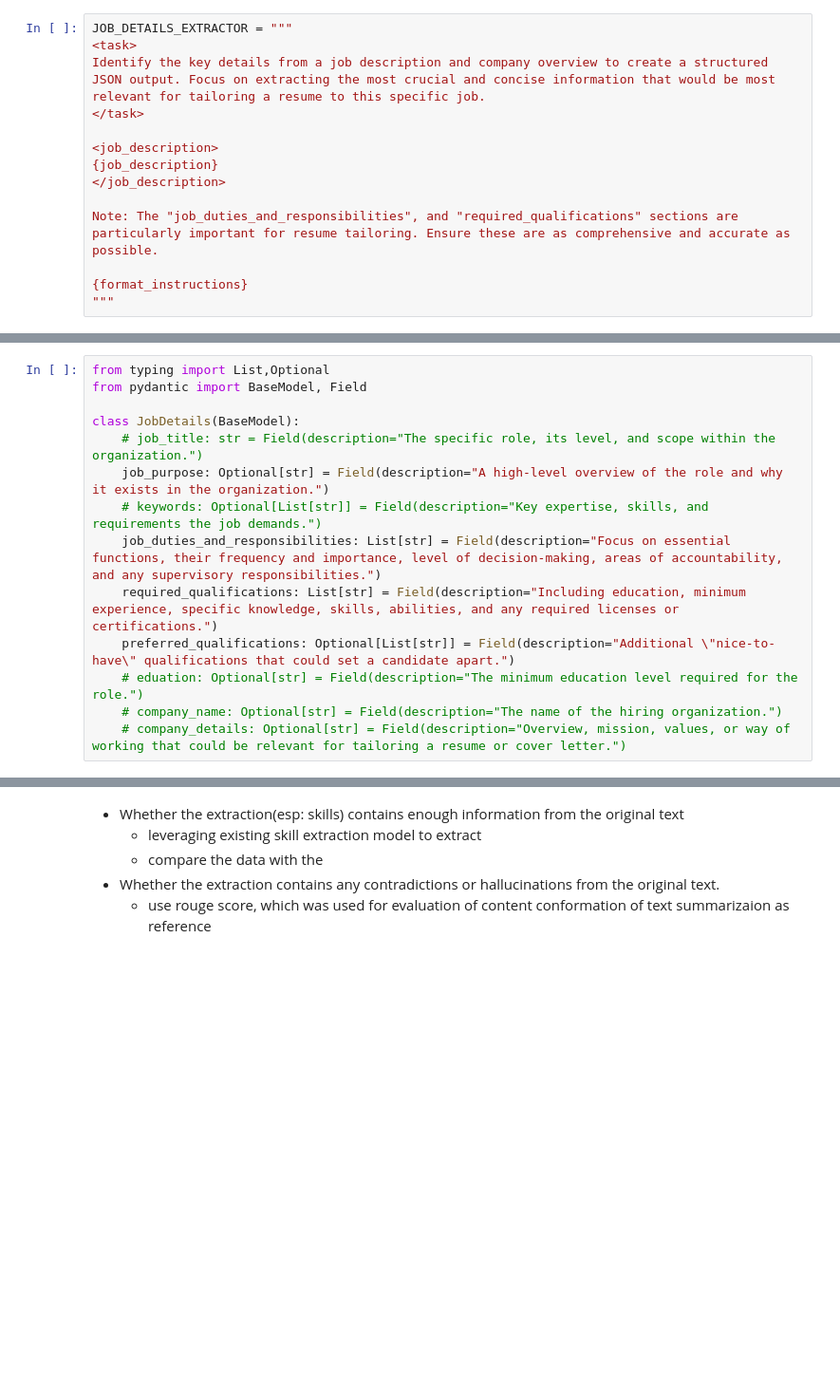
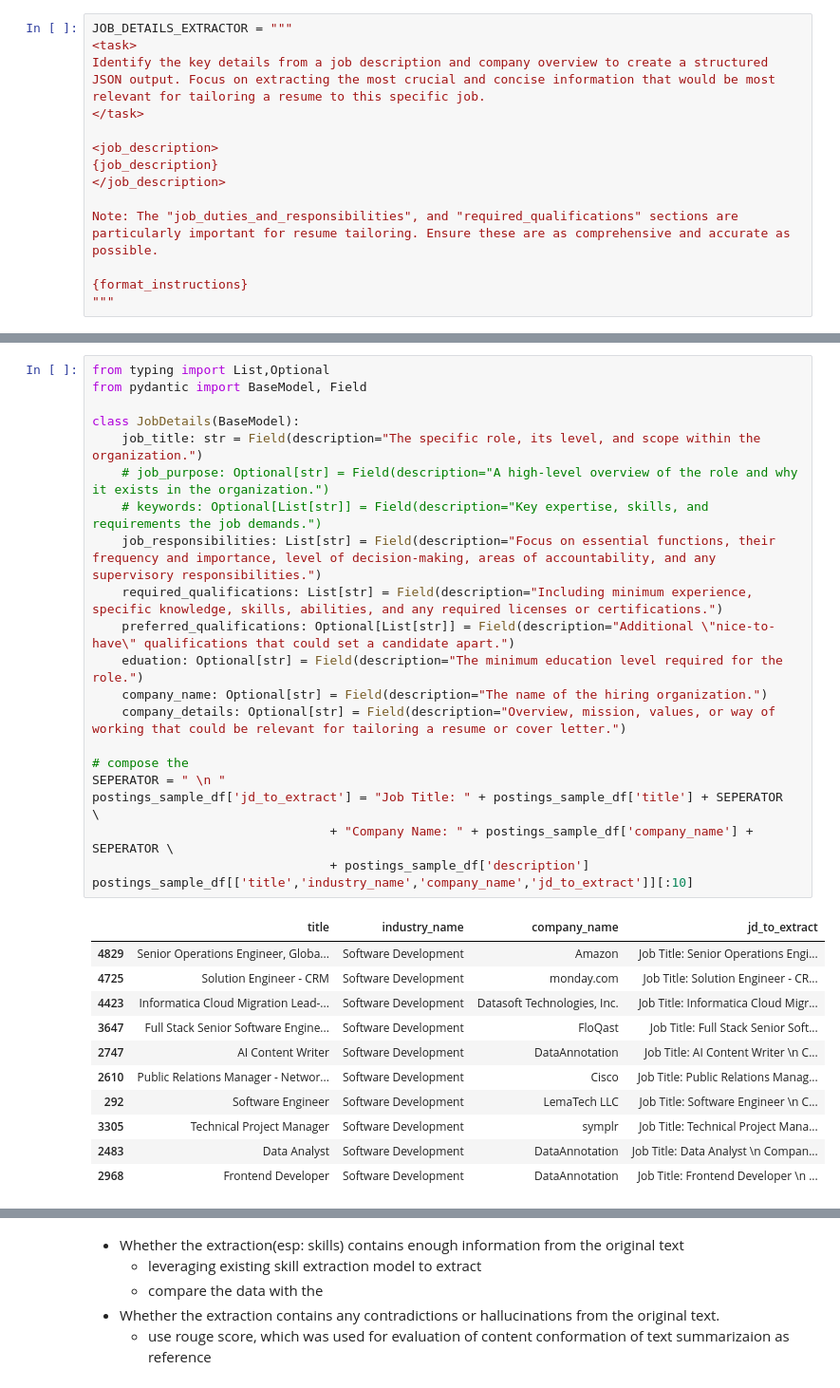
Before and after one commit to daiqing2009/ResumeFlow, a Jupyter notebook: benchmark/jd.ipynb, the cells around one changed output, grey strips where cells are left out. Shown: that part at 95% size. Cells and saved outputs as stored; diff of their text form; blank space fills up the shorter version.

```diff
--- a/benchmark/jd.ipynb
+++ b/benchmark/jd.ipynb
@@ -271,14 +313,33 @@ Note: The "job_duties_and_responsibilities", and "required_qualifications" secti
 # %%
 from typing import List,Optional
 from pydantic import BaseModel, Field
 
 class JobDetails(BaseModel):
-    # job_title: str = Field(description="The specific role, its level, and scope within the organization.")
-    job_purpose: Optional[str] = Field(description="A high-level overview of the role and why it exists in the organization.")
+    job_title: str = Field(description="The specific role, its level, and scope within the organization.")
+    # job_purpose: Optional[str] = Field(description="A high-level overview of the role and why it exists in the organization.")
     # keywords: Optional[List[str]] = Field(description="Key expertise, skills, and requirements the job demands.")
-    job_duties_and_responsibilities: List[str] = Field(description="Focus on essential functions, their frequency and importance, level of decision-making, areas of accountability, and any supervisory responsibilities.")
-    required_qualifications: List[str] = Field(description="Including education, minimum experience, specific knowledge, skills, abilities, and any required licenses or certifications.")
+    job_responsibilities: List[str] = Field(description="Focus on essential functions, their frequency and importance, level of decision-making, areas of accountability, and any supervisory responsibilities.")
+    required_qualifications: List[str] = Field(description="Including minimum experience, specific knowledge, skills, abilities, and any required licenses or certifications.")
     preferred_qualifications: Optional[List[str]] = Field(description="Additional \"nice-to-have\" qualifications that could set a candidate apart.")
-    # eduation: Optional[str] = Field(description="The minimum education level required for the role.")
-    # company_name: Optional[str] = Field(description="The name of the hiring organization.")
-    # company_details: Optional[str] = Field(description="Overview, mission, values, or way of working that could be relevant for tailoring a resume or cover letter.")
+    eduation: Optional[str] = Field(description="The minimum education level required for the role.")
+    company_name: Optional[str] = Field(description="The name of the hiring organization.")
+    company_details: Optional[str] = Field(description="Overview, mission, values, or way of working that could be relevant for tailoring a resume or cover letter.")
+
+# compose the
+SEPERATOR = " \n "
+postings_sample_df['jd_to_extract'] = "Job Title: " + postings_sample_df['title'] + SEPERATOR  \
+                                + "Company Name: " + postings_sample_df['company_name'] + SEPERATOR \
+                                + postings_sample_df['description']
+postings_sample_df[['title','industry_name','company_name','jd_to_extract']][:10]
+# %% [output]
+|  | title | industry_name | company_name | jd_to_extract |
+| 4829 | Senior Operations Engineer, Globa... | Software Development | Amazon | Job Title: Senior Operations Engi... |
+| 4725 | Solution Engineer - CRM | Software Development | monday.com | Job Title: Solution Engineer - CR... |
+| 4423 | Informatica Cloud Migration Lead-... | Software Development | Datasoft Technologies, Inc. | Job Title: Informatica Cloud Migr... |
+| 3647 | Full Stack Senior Software Engine... | Software Development | FloQast | Job Title: Full Stack Senior Soft... |
+| 2747 | AI Content Writer | Software Development | DataAnnotation | Job Title: AI Content Writer \n C... |
+| 2610 | Public Relations Manager - Networ... | Software Development | Cisco | Job Title: Public Relations Manag... |
+| 292 | Software Engineer | Software Development | LemaTech LLC | Job Title: Software Engineer \n C... |
+| 3305 | Technical Project Manager | Software Development | symplr | Job Title: Technical Project Mana... |
+| 2483 | Data Analyst | Software Development | DataAnnotation | Job Title: Data Analyst \n Compan... |
+| 2968 | Frontend Developer | Software Development | DataAnnotation | Job Title: Frontend Developer \n ... |
```
Also changed, not shown: parts of 24 cells of this notebook, 1 other file.
